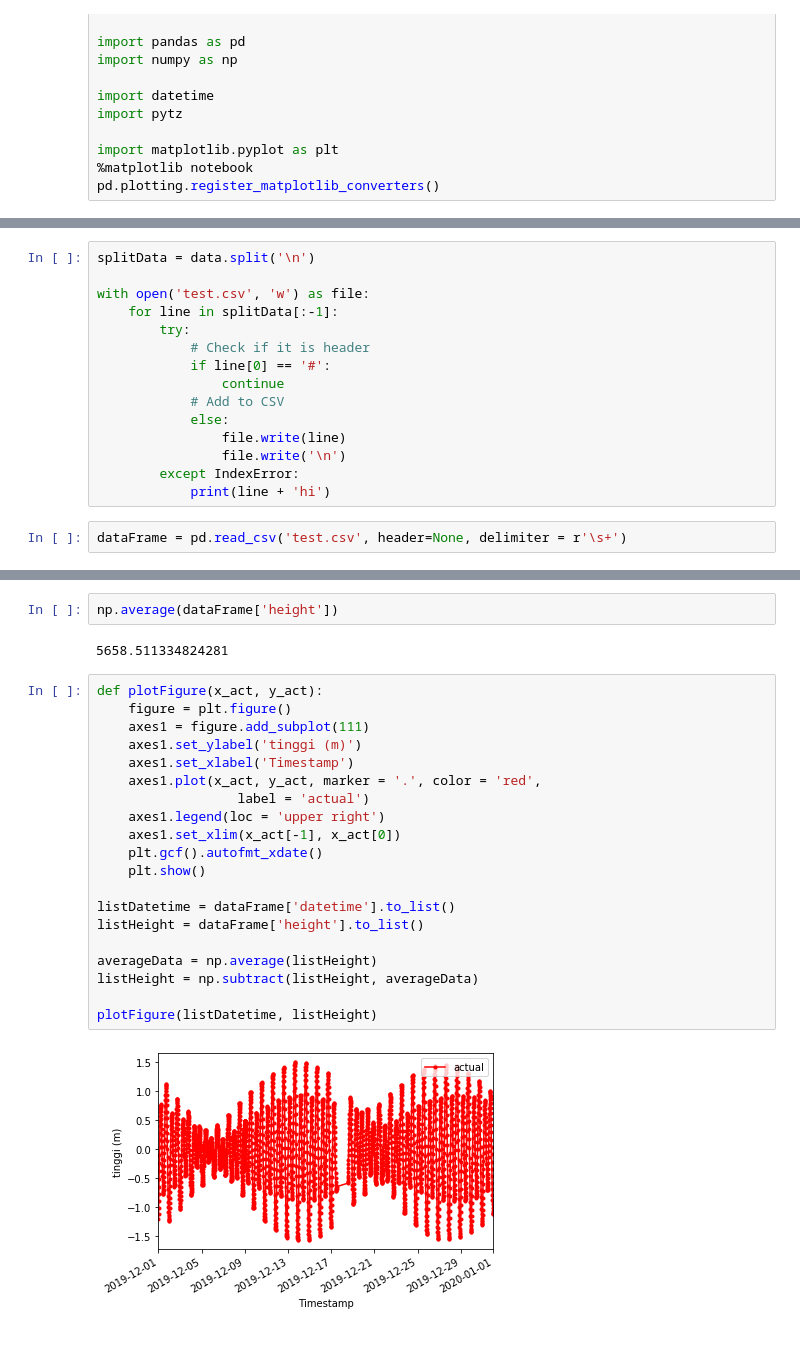
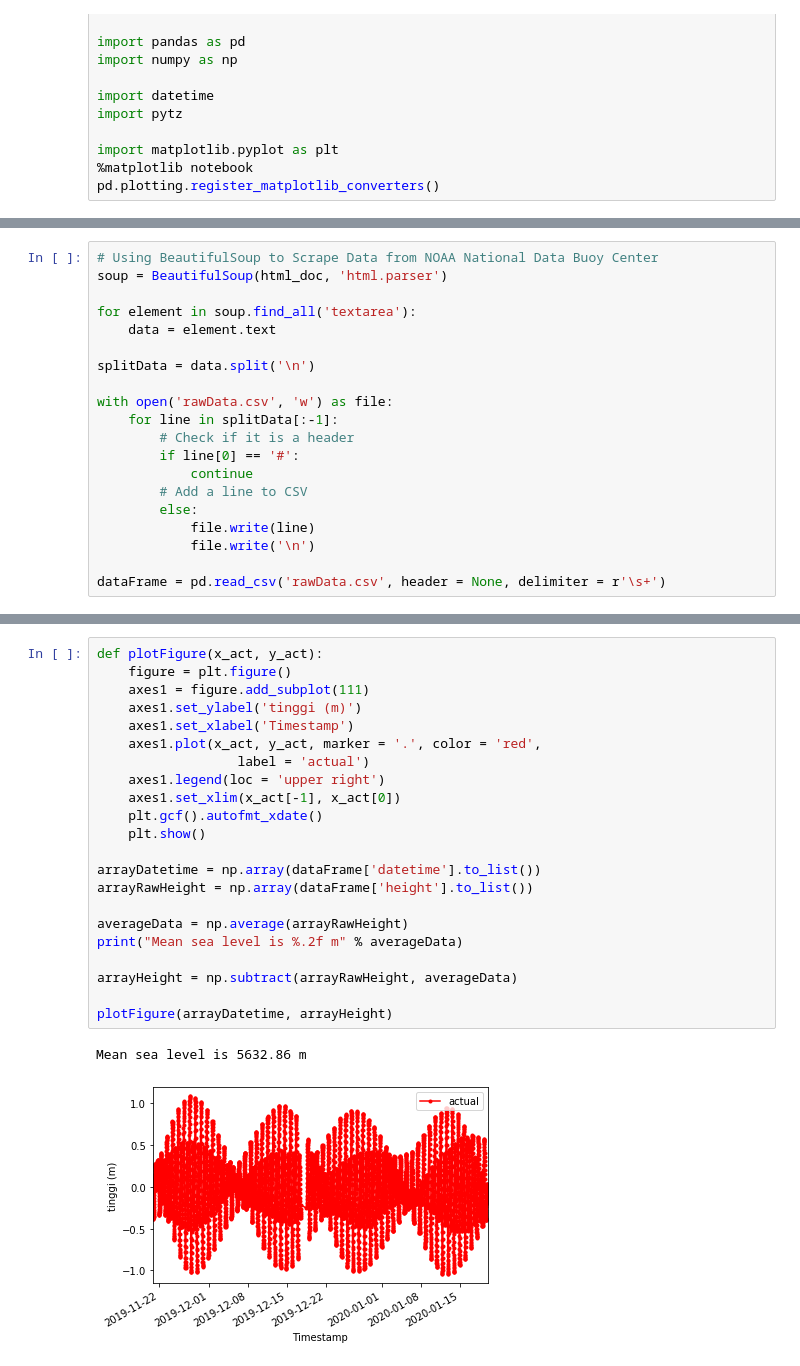
Before and after one commit to josefmtd/noaa-scraper, a Jupyter notebook: NOAA Scraper.ipynb, the cells around one changed output, grey strips where cells are left out. Saved outputs shown, nothing was run; the diff lists cells and outputs as text.

Commit message:
Updated NOAA Scraper

```diff
--- a/NOAA Scraper.ipynb
+++ b/NOAA Scraper.ipynb
@@ -45,17 +37,20 @@ for element in soup.find_all('textarea'):
 # %%
+# Using BeautifulSoup to Scrape Data from NOAA National Data Buoy Center
+soup = BeautifulSoup(html_doc, 'html.parser')
+
+for element in soup.find_all('textarea'):
+    data = element.text
+
 splitData = data.split('\n')
 
-with open('test.csv', 'w') as file:
+with open('rawData.csv', 'w') as file:
     for line in splitData[:-1]:
-        try:
-            # Check if it is header
-            if line[0] == '#':
-                continue
-            # Add to CSV
-            else:
-                file.write(line)
-                file.write('\n')
-        except IndexError:
-            print(line + 'hi')
+        # Check if it is a header
+        if line[0] == '#':
+            continue
+        # Add a line to CSV
+        else:
+            file.write(line)
+            file.write('\n')
+
+dataFrame = pd.read_csv('rawData.csv', header = None, delimiter = r'\s+')
-# %%
-dataFrame = pd.read_csv('test.csv', header=None, delimiter = r'\s+')
@@ -108,26 +84,25 @@ dataFrame
-# %%
-np.average(dataFrame['height'])
-# %% [output]
-5658.511334824281
 # %%
 def plotFigure(x_act, y_act):
     figure = plt.figure()
     axes1 = figure.add_subplot(111)
     axes1.set_ylabel('tinggi (m)')
     axes1.set_xlabel('Timestamp')
     axes1.plot(x_act, y_act, marker = '.', color = 'red',
                   label = 'actual')
     axes1.legend(loc = 'upper right')
     axes1.set_xlim(x_act[-1], x_act[0])
     plt.gcf().autofmt_xdate()
     plt.show()
 
-listDatetime = dataFrame['datetime'].to_list()
-listHeight = dataFrame['height'].to_list()
+arrayDatetime = np.array(dataFrame['datetime'].to_list())
+arrayRawHeight = np.array(dataFrame['height'].to_list())
 
-averageData = np.average(listHeight)
-listHeight = np.subtract(listHeight, averageData)
+averageData = np.average(arrayRawHeight)
+print("Mean sea level is %.2f m" % averageData)
 
-plotFigure(listDatetime, listHeight)
+arrayHeight = np.subtract(arrayRawHeight, averageData)
+
+plotFigure(arrayDatetime, arrayHeight)
 # %% [output]
+Mean sea level is 5632.86 m
-[figure, old version]
+[figure, new version]
```
Also changed, not shown: parts of 11 cells of this notebook.
